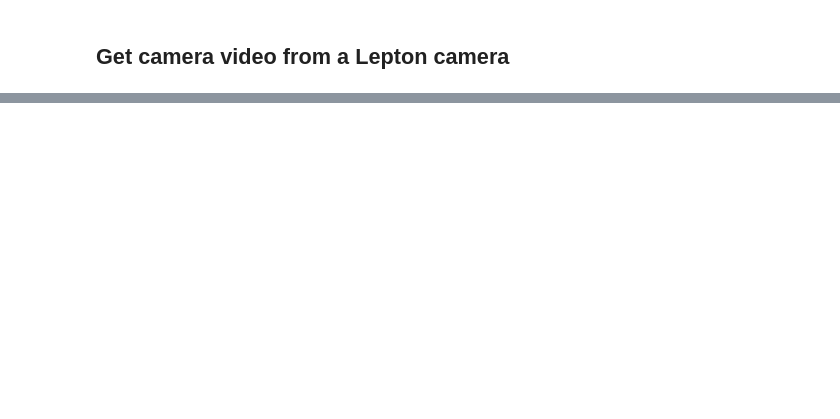
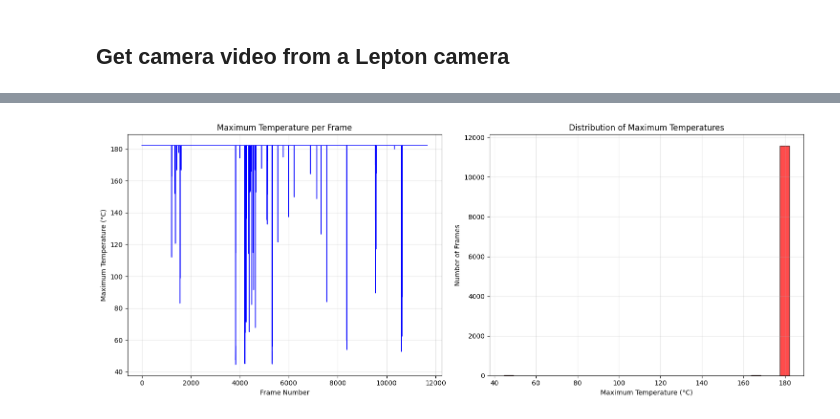
Before and after one commit to Assstra/fire-hazard-detection-system, a Jupyter notebook: computer-vision/training/notebooks/camera.ipynb, the cells around one changed output, grey strips where cells are left out. Cells and saved outputs as stored; diff of their text form; code cells hidden in the pictures; blank space fills up the shorter version.

```diff
--- a/computer-vision/training/notebooks/camera.ipynb
+++ b/computer-vision/training/notebooks/camera.ipynb
@@ -197,0 +296,82 @@ Saved 100 frames to 20250711095545.avi
+# %%
+import matplotlib.pyplot as plt
+
+# Create a visualization of temperature distribution
+fig, (ax1, ax2) = plt.subplots(1, 2, figsize=(15, 6))
+
+# Plot 1: Maximum temperatures over time (assuming filenames are chronological)
+max_temps = [data['max_temp_celsius'] for data in temperature_data]
+ax1.plot(range(len(max_temps)), max_temps, 'b-', linewidth=1)
+ax1.set_xlabel('Frame Number')
+ax1.set_ylabel('Maximum Temperature (°C)')
+ax1.set_title('Maximum Temperature per Frame')
+ax1.grid(True, alpha=0.3)
+
+# Plot 2: Temperature distribution histogram
+ax2.hist(max_temps, bins=30, alpha=0.7, color='red', edgecolor='black')
+ax2.set_xlabel('Maximum Temperature (°C)')
+ax2.set_ylabel('Number of Frames')
+ax2.set_title('Distribution of Maximum Temperatures')
+ax2.grid(True, alpha=0.3)
+
+plt.tight_layout()
+plt.show()
+
+# Show the top 5 hottest images with temperature overlay
+fig, axes = plt.subplots(1, 5, figsize=(25, 5))
+
+for i, temp_data in enumerate(temperature_data_sorted[:5]):
+    # Find the corresponding image data
+    image_data = None
+    for img_data in gray16_images:
+        if img_data['filename'] == temp_data['filename']:
+            image_data = img_data
+            break
+
+    if image_data:
+        # Convert to gray8 for visualization
+        gray16_img = image_data['image']
+
+        # Rotate the image 180 degrees since camera was upside down
+        gray16_img = cv2.rotate(gray16_img, cv2.ROTATE_180)
+
+        gray8_img = cv2.normalize(gray16_img, None, 0, 255, cv2.NORM_MINMAX).astype(np.uint8)
+
+        # Apply colormap
+        color_img = cv2.applyColorMap(gray8_img, cv2.COLORMAP_JET)
+        color_img_rgb = cv2.cvtColor(color_img, cv2.COLOR_BGR2RGB)
+
+        # Plot the image
+        axes[i].imshow(color_img_rgb)
+
+        # Mark the hottest pixel (adjust coordinates for 180-degree rotation)
+        original_max_x, original_max_y = temp_data['max_location']
+        # For 180-degree rotation: new_x = width - 1 - original_x, new_y = height - 1 - original_y
+        height, width = gray16_img.shape
+        rotated_max_x = width - 1 - original_max_x
+        rotated_max_y = height - 1 - original_max_y
+
+        axes[i].plot(rotated_max_x, rotated_max_y, 'w+', markersize=12, markeredgewidth=2)
+        axes[i].plot(rotated_max_x, rotated_max_y, 'k+', markersize=10, markeredgewidth=1)
+
+        # Add temperature text
+        axes[i].text(rotated_max_x, rotated_max_y - 8, f"{temp_data['max_temp_celsius']:.1f}°C",
+                     color='white', fontsize=10, ha='center',
+                     bbox=dict(facecolor='black', alpha=0.7, boxstyle="round,pad=0.2"))
+
+        # Set title with ranking and filename
+        axes[i].set_title(f"#{i+1}: {temp_data['filename'][:15]}...\n{temp_data['max_temp_celsius']:.2f}°C",
+                         fontsize=10)
+        axes[i].axis('off')
+
+plt.suptitle("Top 5 Hottest Images", fontsize=16, y=1.02)
+plt.tight_layout()
+plt.show()
+
+print("\n=== TEMPERATURE ANALYSIS SUMMARY ===")
+print(f"Total frames analyzed: {len(temperature_data)}")
+print(f"Temperature range: {min(all_max_temps):.2f}°C to {max(all_max_temps):.2f}°C")
+print(f"Temperature span: {max(all_max_temps) - min(all_max_temps):.2f}°C")
+print(f"Standard deviation: {np.std(all_max_temps):.2f}°C")
+# %% [output]
+[figure, added]
```
Also changed, not shown: parts of 6 cells of this notebook.
